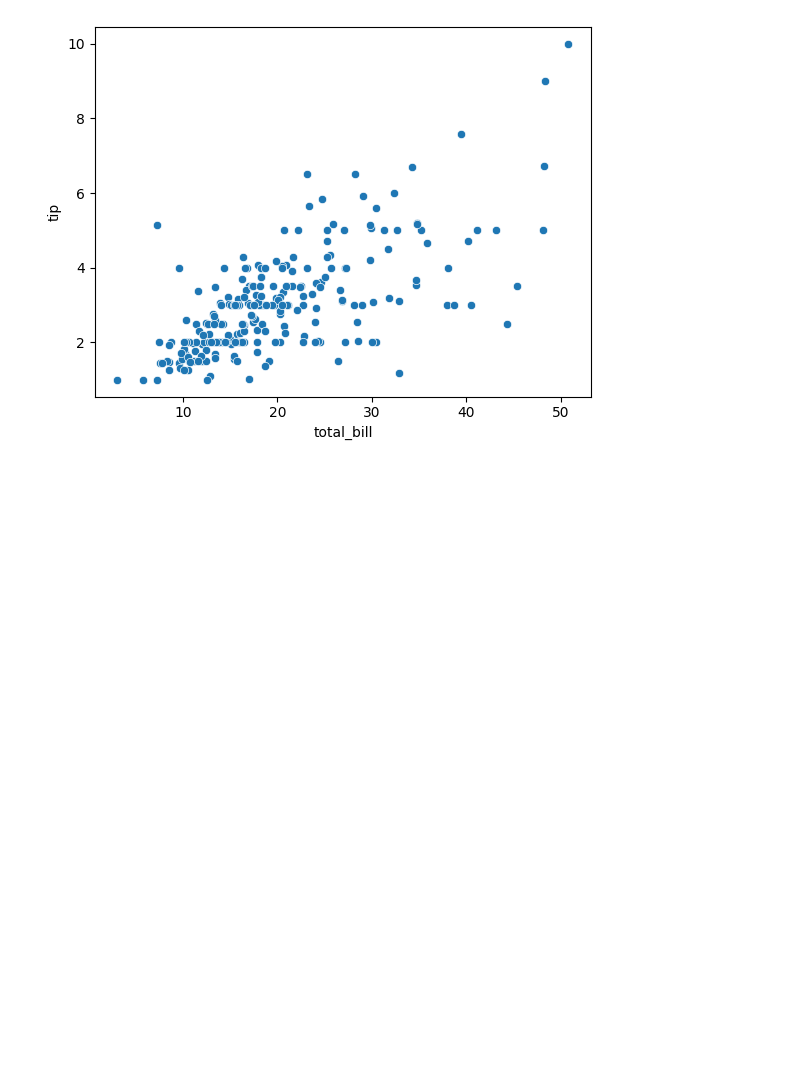
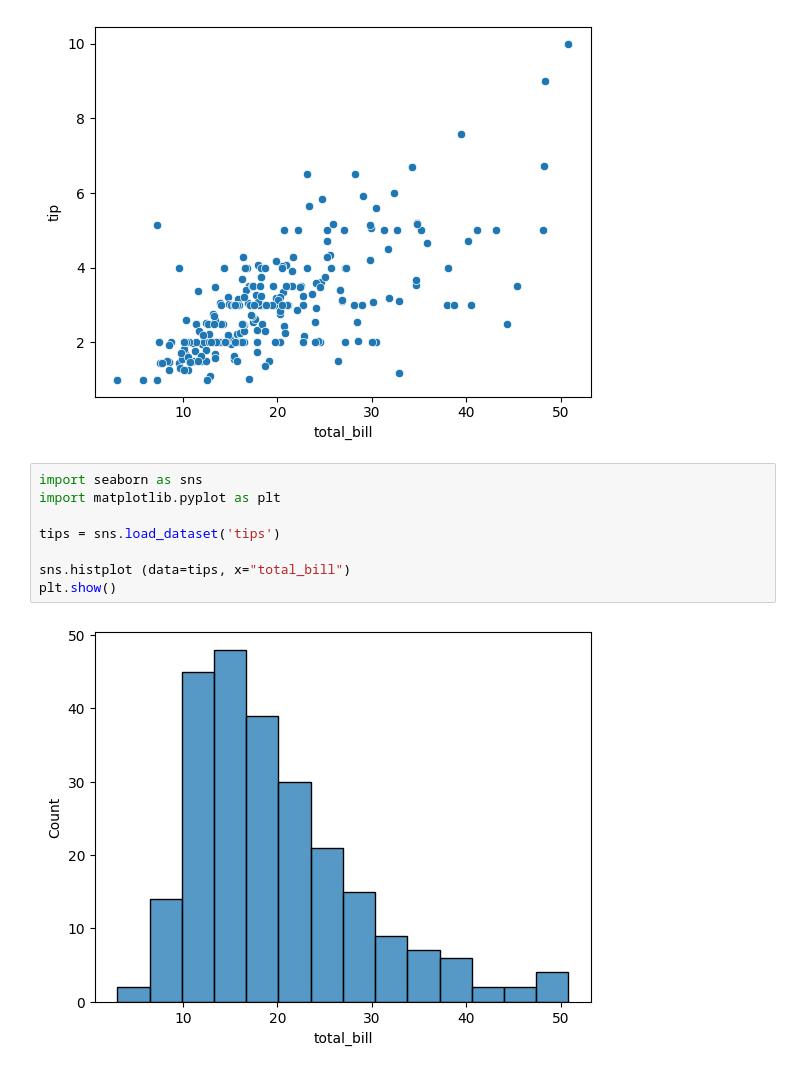
Before and after one commit to zeynabhabibitabar/zeynabhabibitabar, a Jupyter notebook: Untitled.ipynb, the cells around one changed output. Saved outputs shown, nothing was run; the diff lists cells and outputs as text; blank space fills up the shorter version.

```diff
--- a/Untitled.ipynb
+++ b/Untitled.ipynb
@@ -86,3 +86,13 @@ sns.scatterplot (data=tips, x="total_bill", y='tip')
 plt.show()
 # %% [output]
 [figure]
+# %%
+import seaborn as sns
+import matplotlib.pyplot as plt
+
+tips = sns.load_dataset('tips')
+
+sns.histplot (data=tips, x="total_bill")
+plt.show()
+# %% [output]
+[figure, added]
```
Also changed, not shown: parts of 5 cells of this notebook.
